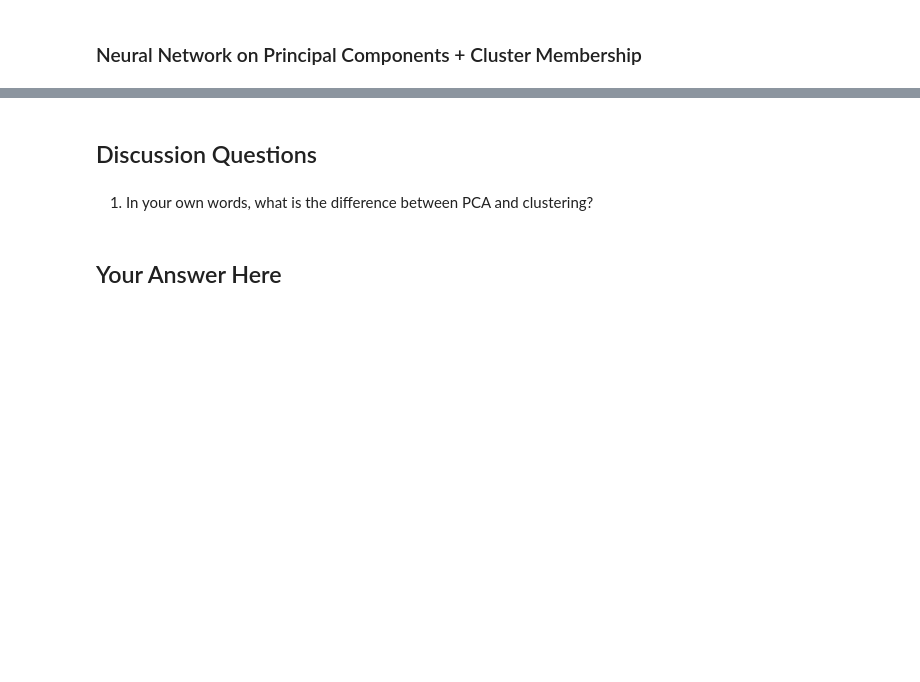
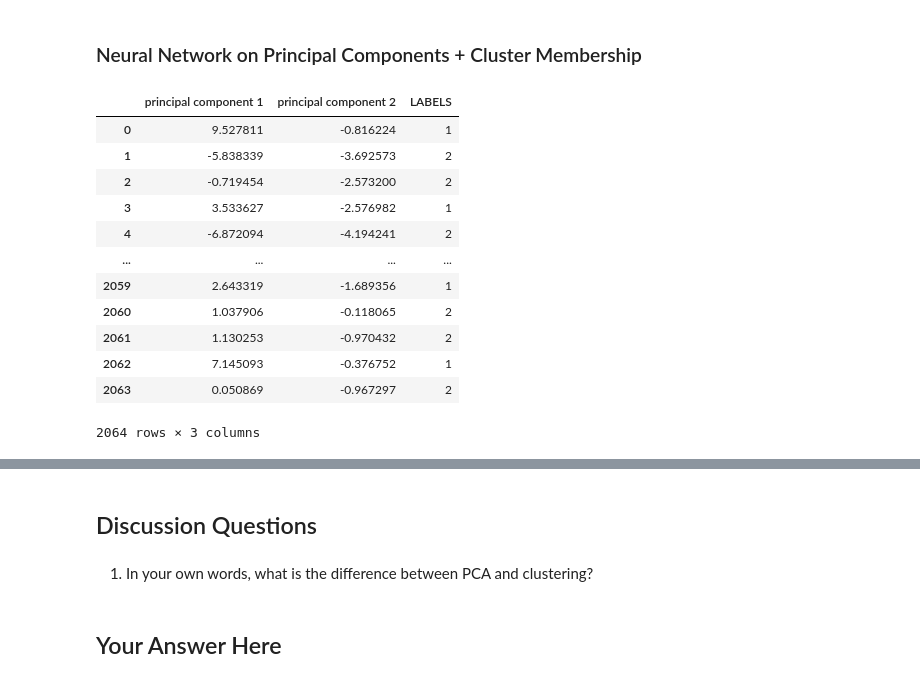
Before and after one commit to vqsierra/CSS_Project4_Team7_Fall2021, a Jupyter notebook: Project 4.ipynb, the cells around one changed output, grey strips where cells are left out. Cells and saved outputs as stored; diff of their text form; code cells hidden in the pictures; blank space fills up the shorter version.

```diff
--- a/Project 4.ipynb
+++ b/Project 4.ipynb
@@ -346,0 +436,16 @@ model.fit(..., ..., validation_data=(..., ...), epochs=..., batch_size=..., verb
+# %%
+pca_cluster_df
+# %% [output]
+|  | principal component 1 | principal component 2 | LABELS |
+| 0 | 9.527811 | -0.816224 | 1 |
+| 1 | -5.838339 | -3.692573 | 2 |
+| 2 | -0.719454 | -2.573200 | 2 |
+| 3 | 3.533627 | -2.576982 | 1 |
+| 4 | -6.872094 | -4.194241 | 2 |
+| ... | ... | ... | ... |
+| 2059 | 2.643319 | -1.689356 | 1 |
+| 2060 | 1.037906 | -0.118065 | 2 |
+| 2061 | 1.130253 | -0.970432 | 2 |
+| 2062 | 7.145093 | -0.376752 | 1 |
+| 2063 | 0.050869 | -0.967297 | 2 |
+2064 rows × 3 columns
```
Also changed, not shown: parts of 20 cells of this notebook, 1 other file.
